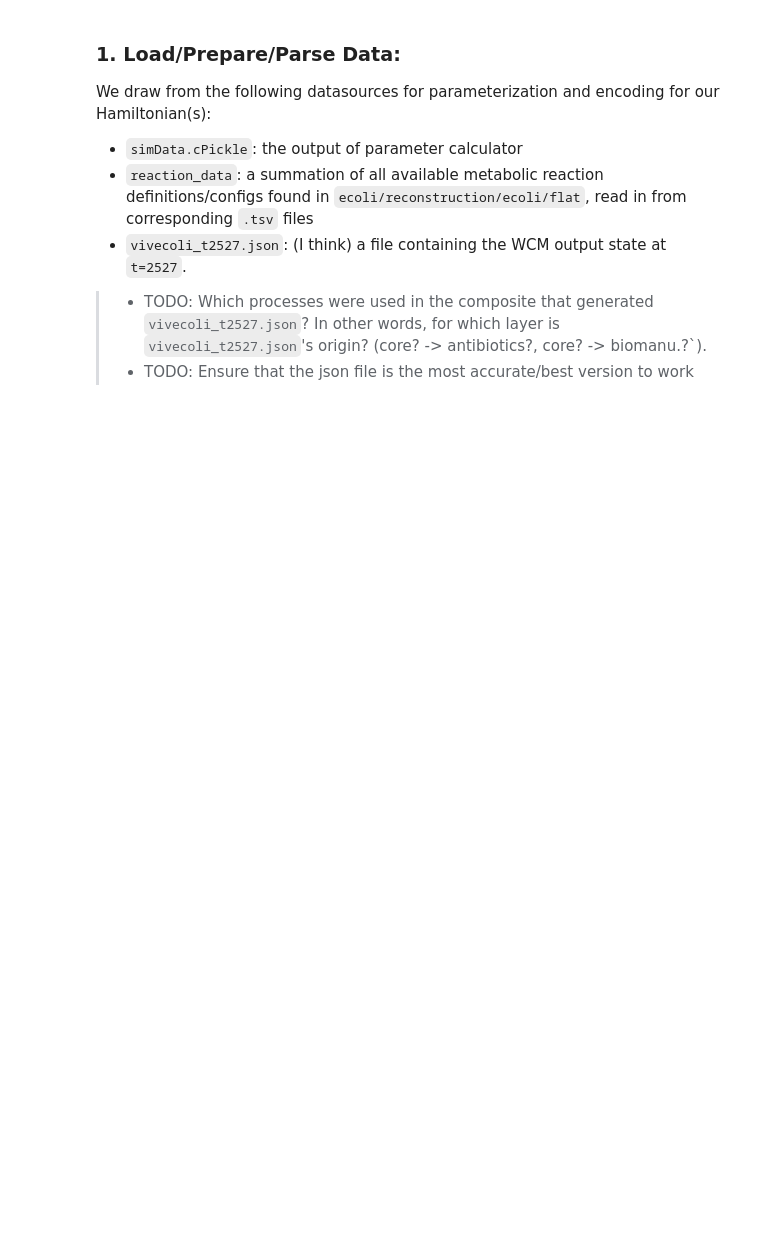
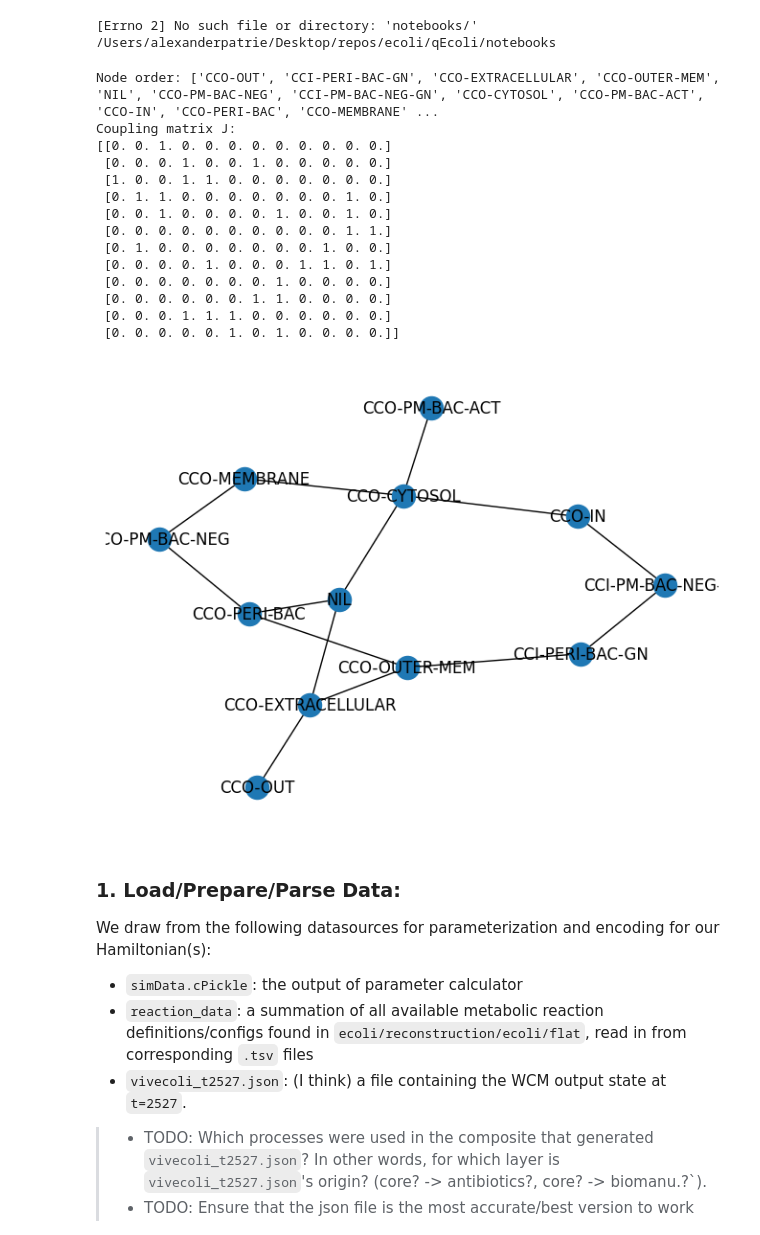
Before and after one commit to vivarium-collective/sms-api, a Jupyter notebook: sms-api-gateway/notebooks/state_preparation.ipynb, the cells around one changed output. Cells and saved outputs as stored; diff of their text form; code cells hidden in the pictures; blank space fills up the shorter version.

Commit message:
latest state preparation ntbk

```diff
--- a/sms-api-gateway/notebooks/state_preparation.ipynb
+++ b/sms-api-gateway/notebooks/state_preparation.ipynb
@@ -167,0 +26,7 @@ def nqubits_amplitude_encoding(data: list | np.ndarray):
+# %%
+%cd notebooks/
+from resolve import resolve
+resolve()
+# %% [output]
+[Errno 2] No such file or directory: 'notebooks/'
+/Users/alexanderpatrie/Desktop/repos/ecoli/qEcoli/notebooks
@@ -168,3 +94,71 @@ def nqubits_amplitude_encoding(data: list | np.ndarray):
+# %%
+import numpy as np
+import networkx as nx
+import matplotlib.pyplot as plt
+from state import find_key
+
+%matplotlib inline
+
+edges = [
+    # Outer environment in contact with outer membrane
+    ('CCO-EXTRACELLULAR', 'CCO-OUTER-MEM'),
+    ('CCO-EXTRACELLULAR', 'CCO-OUT'),
+
+    # Outer membrane surrounds periplasm
+    ('CCO-OUTER-MEM', 'CCO-PERI-BAC'),
+    ('CCO-OUTER-MEM', 'CCI-PERI-BAC-GN'),
+
+    # Periplasm lies between outer and inner membrane
+    ('CCO-PERI-BAC', 'CCO-PM-BAC-NEG'),
+    ('CCI-PERI-BAC-GN', 'CCI-PM-BAC-NEG-GN'),
+
+    # Inner membrane variants
+    ('CCO-PM-BAC-NEG', 'CCO-MEMBRANE'),
+    ('CCO-MEMBRANE', 'CCO-CYTOSOL'),
+    ('CCI-PM-BAC-NEG-GN', 'CCO-IN'),
+    ('CCO-PM-BAC-ACT', 'CCO-CYTOSOL'),
+
+    # Direct cytosolic neighbors
+    ('CCO-CYTOSOL', 'CCO-IN'),
+
+    # Optional placeholder or nonphysical connections
+    ('NIL', 'CCO-CYTOSOL'),
+    ('NIL', 'CCO-PERI-BAC'),
+    ('NIL', 'CCO-EXTRACELLULAR')
+]
+
+nodes = get_nodes(edges)
+
+
+G = nx.Graph()
+G.add_nodes_from(nodes)
+G.add_edges_from(edges)
+
+# Adjacency matrix (coupling matrix J) with weight = 1
+J = nx.to_numpy_array(G, nodelist=nodes)
+
+print("Node order:", nodes)
+print("Coupling matrix J:")
+print(J)
+l = nx.spring_layout(G)
+nx.draw(G, l, with_labels=True)
+plt.show()
+# %% [output]
+Node order: ['CCO-OUT', 'CCI-PERI-BAC-GN', 'CCO-EXTRACELLULAR', 'CCO-OUTER-MEM', 'NIL', 'CCO-PM-BAC-NEG', 'CCI-PM-BAC-NEG-GN', 'CCO-CYTOSOL', 'CCO-PM-BAC-ACT', 'CCO-IN', 'CCO-PERI-BAC', 'CCO-MEMBRANE' ...
+Coupling matrix J:
+[[0. 0. 1. 0. 0. 0. 0. 0. 0. 0. 0. 0.]
+ [0. 0. 0. 1. 0. 0. 1. 0. 0. 0. 0. 0.]
+ [1. 0. 0. 1. 1. 0. 0. 0. 0. 0. 0. 0.]
+ [0. 1. 1. 0. 0. 0. 0. 0. 0. 0. 1. 0.]
+ [0. 0. 1. 0. 0. 0. 0. 1. 0. 0. 1. 0.]
+ [0. 0. 0. 0. 0. 0. 0. 0. 0. 0. 1. 1.]
+ [0. 1. 0. 0. 0. 0. 0. 0. 0. 1. 0. 0.]
+ [0. 0. 0. 0. 1. 0. 0. 0. 1. 1. 0. 1.]
+ [0. 0. 0. 0. 0. 0. 0. 1. 0. 0. 0. 0.]
+ [0. 0. 0. 0. 0. 0. 1. 1. 0. 0. 0. 0.]
+ [0. 0. 0. 1. 1. 1. 0. 0. 0. 0. 0. 0.]
+ [0. 0. 0. 0. 0. 1. 0. 1. 0. 0. 0. 0.]]
+[figure, added]
 # %% [markdown]
 ### 1. Load/Prepare/Parse Data:
 We draw from the following datasources for parameterization and encoding for our Hamiltonian(s):
```
Also changed, not shown: parts of 13 cells of this notebook.
